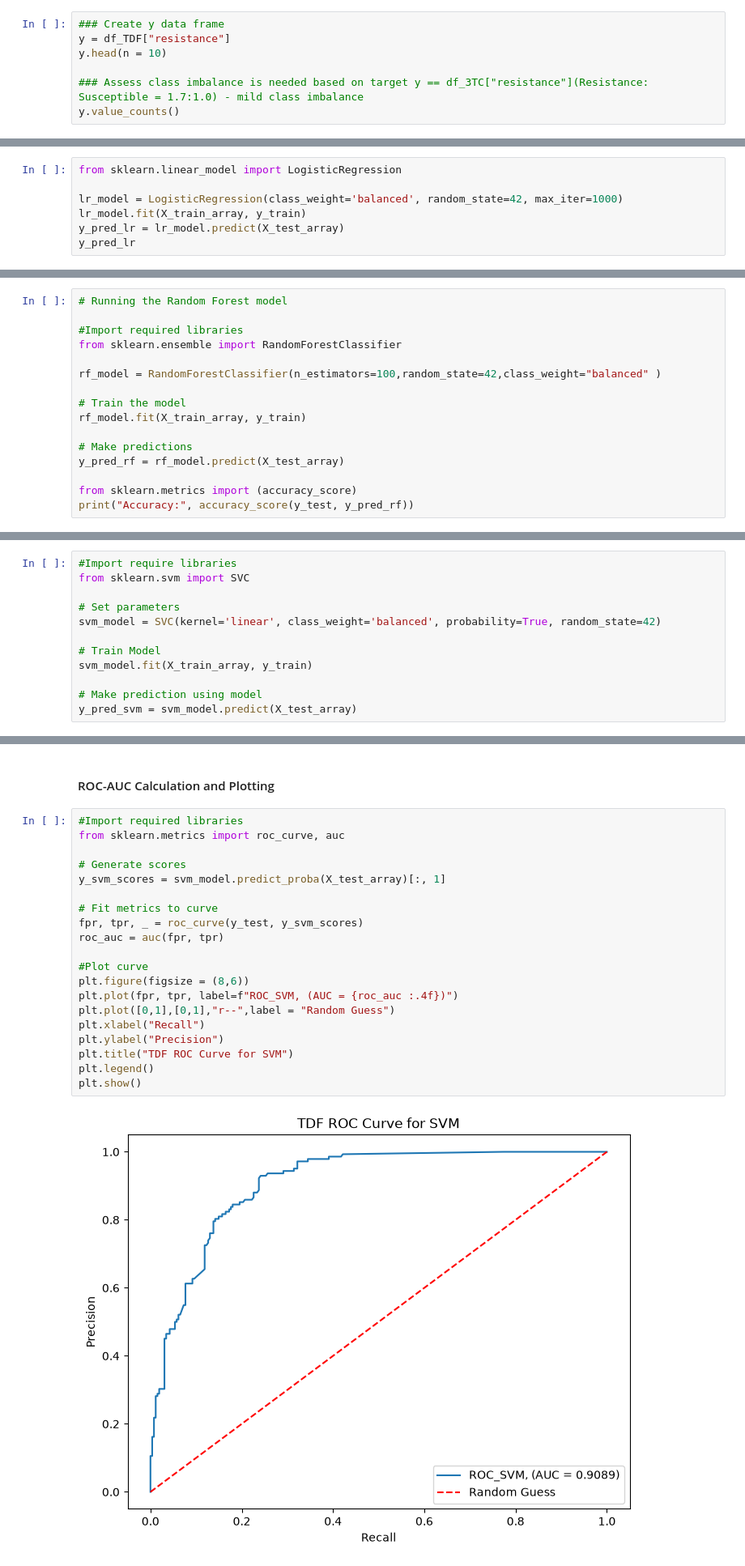
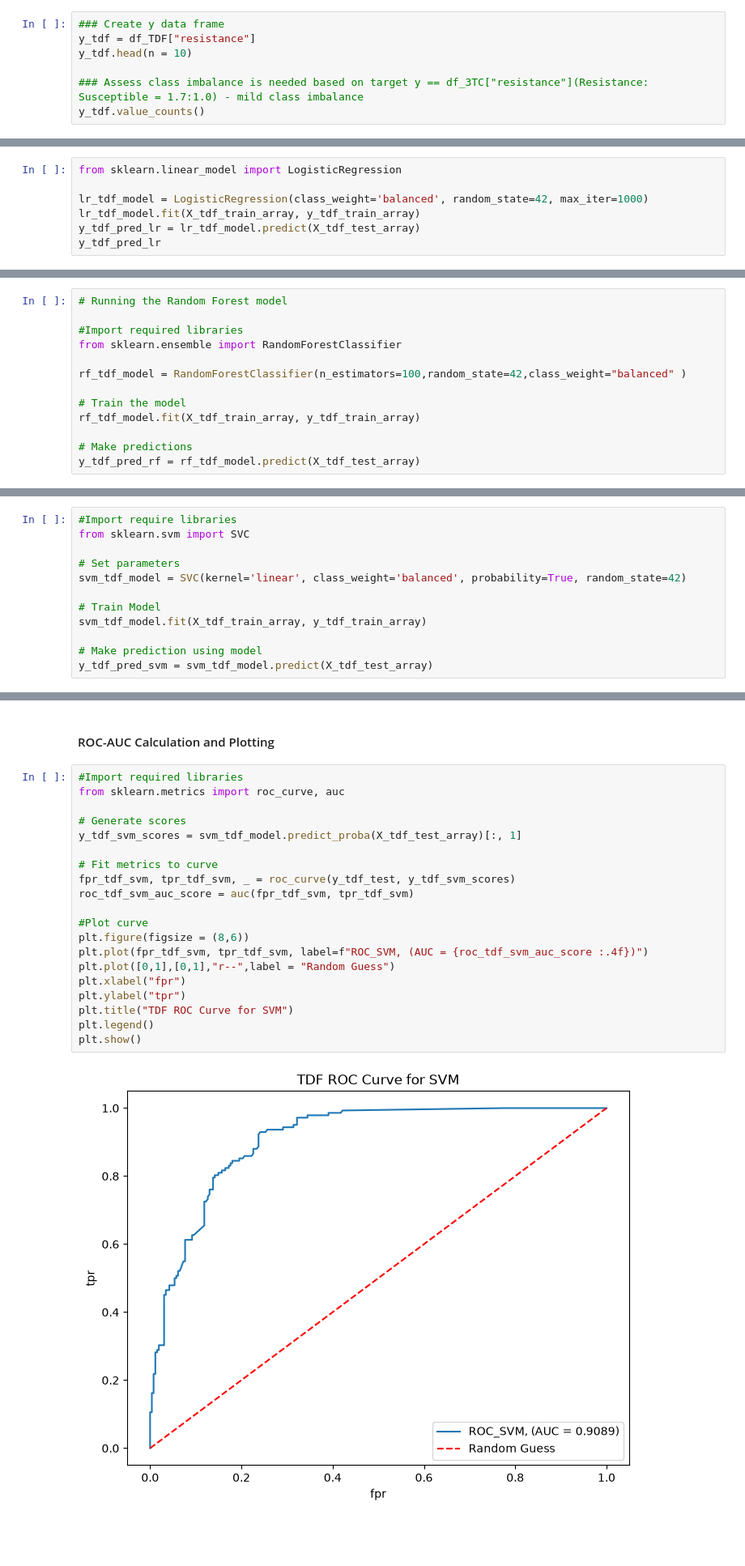
Before and after one commit to NoelOkumu/Eneza-Data-Science-Residential-training-2026, a Jupyter notebook: Day1/mutatio_profile1.ipynb, the cells around one changed output, grey strips where cells are left out. Shown at 81% size. Cells and saved outputs as stored; diff of their text form; blank space fills up the shorter version.

```diff
--- a/Day1/mutatio_profile1.ipynb
+++ b/Day1/mutatio_profile1.ipynb
@@ -1324,11 +1394,11 @@ X.head(n = 5)
 | 4 | 11193 | [M41L, D67N, L210W, T215Y, K219N] |
 # %%
 ### Create y data frame
-y = df_TDF["resistance"]
-y.head(n = 10)
+y_tdf = df_TDF["resistance"]
+y_tdf.head(n = 10)
 
 ### Assess class imbalance is needed based on target y == df_3TC["resistance"](Resistance: Susceptible = 1.7:1.0) - mild class imbalance
-y.value_counts()
+y_tdf.value_counts()
 # %% [output]
 resistance
 0    1305
@@ -1416,10 +1495,10 @@ X_test_array.shape
 # %%
 from sklearn.linear_model import LogisticRegression
 
-lr_model = LogisticRegression(class_weight='balanced', random_state=42, max_iter=1000)
-lr_model.fit(X_train_array, y_train)
-y_pred_lr = lr_model.predict(X_test_array)
-y_pred_lr
+lr_tdf_model = LogisticRegression(class_weight='balanced', random_state=42, max_iter=1000)
+lr_tdf_model.fit(X_tdf_train_array, y_tdf_train_array)
+y_tdf_pred_lr = lr_tdf_model.predict(X_tdf_test_array)
+y_tdf_pred_lr
 # %% [output]
 array([0, 1, 1, 0, 0, 1, 1, 0, 0, 1, 1, 1, 0, 0, 0, 1, 0, 0, 1, 0, 0, 1,
        1, 0, 1, 0, 0, 1, 0, 1, 1, 1, 0, 1, 0, 0, 0, 0, 1, 0, 0, 0, 1, 0,
@@ -1549,13 +1627,10 @@ plt.show()
 #Import required libraries
 from sklearn.ensemble import RandomForestClassifier
 
-rf_model = RandomForestClassifier(n_estimators=100,random_state=42,class_weight="balanced" )
+rf_tdf_model = RandomForestClassifier(n_estimators=100,random_state=42,class_weight="balanced" )
 
 # Train the model
-rf_model.fit(X_train_array, y_train)
+rf_tdf_model.fit(X_tdf_train_array, y_tdf_train_array)
 
 # Make predictions
-y_pred_rf = rf_model.predict(X_test_array)
-
-from sklearn.metrics import (accuracy_score)
-print("Accuracy:", accuracy_score(y_test, y_pred_rf))
+y_tdf_pred_rf = rf_tdf_model.predict(X_tdf_test_array)
@@ -1691,13 +1763,13 @@ plt.show()
 from sklearn.svm import SVC
 
 # Set parameters
-svm_model = SVC(kernel='linear', class_weight='balanced', probability=True, random_state=42)
+svm_tdf_model = SVC(kernel='linear', class_weight='balanced', probability=True, random_state=42)
 
 # Train Model
-svm_model.fit(X_train_array, y_train)
+svm_tdf_model.fit(X_tdf_train_array, y_tdf_train_array)
 
 # Make prediction using model
-y_pred_svm = svm_model.predict(X_test_array)
+y_tdf_pred_svm = svm_tdf_model.predict(X_tdf_test_array)
 # %% [markdown]
 #### Classification Report Generation
 # %%
@@ -1780,25 +1847,25 @@ ROC-AUC Score: 0.8985
 # %%
 #Import required libraries
 from sklearn.metrics import roc_curve, auc
 
 # Generate scores
-y_svm_scores = svm_model.predict_proba(X_test_array)[:, 1]
+y_tdf_svm_scores = svm_tdf_model.predict_proba(X_tdf_test_array)[:, 1]
 
 # Fit metrics to curve
-fpr, tpr, _ = roc_curve(y_test, y_svm_scores)
-roc_auc = auc(fpr, tpr)
+fpr_tdf_svm, tpr_tdf_svm, _ = roc_curve(y_tdf_test, y_tdf_svm_scores)
+roc_tdf_svm_auc_score = auc(fpr_tdf_svm, tpr_tdf_svm)
 
 #Plot curve
 plt.figure(figsize = (8,6))
-plt.plot(fpr, tpr, label=f"ROC_SVM, (AUC = {roc_auc :.4f})")
+plt.plot(fpr_tdf_svm, tpr_tdf_svm, label=f"ROC_SVM, (AUC = {roc_tdf_svm_auc_score :.4f})")
 plt.plot([0,1],[0,1],"r--",label = "Random Guess")
-plt.xlabel("Recall")
-plt.ylabel("Precision")
+plt.xlabel("fpr")
+plt.ylabel("tpr")
 plt.title("TDF ROC Curve for SVM")
 plt.legend()
 plt.show()
 # %% [output]
-[figure, old version]
+[figure, new version]
 # %% [markdown]
 #### Precision-Recall curve for SVM
 # %%
```
Also changed, not shown: parts of 114 cells of this notebook, 5 other files.
